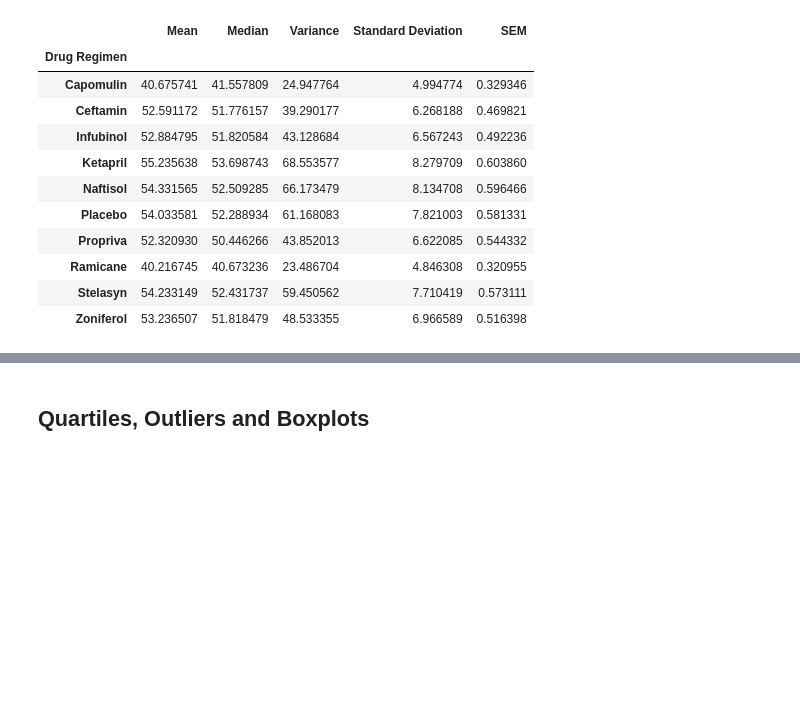
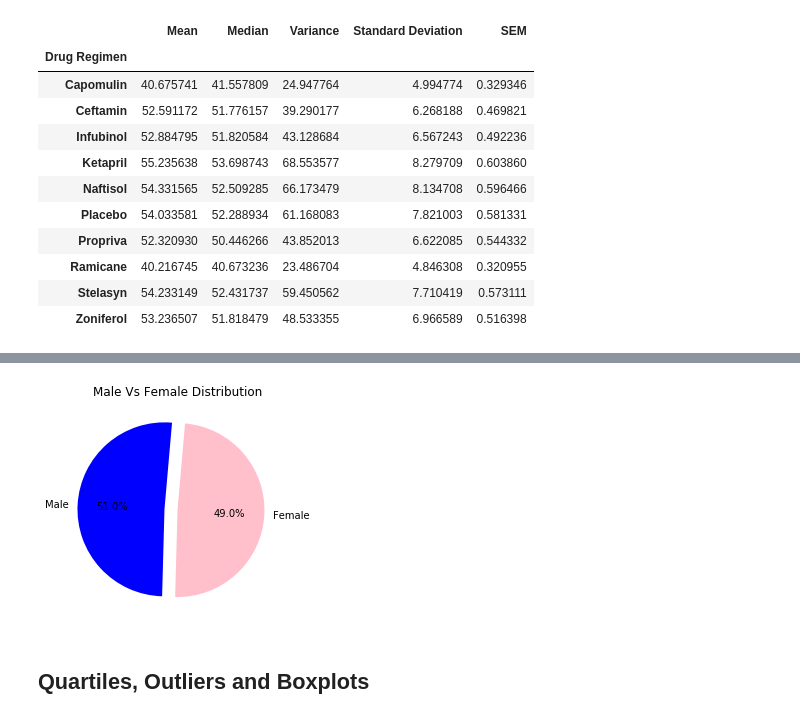
Before and after one commit to nithiyasuresh/Pymaceuticals_Inc_Analysis, a Jupyter notebook: pymaceuticals_nithiya.ipynb, the cells around one changed output, grey strips where cells are left out. Cells and saved outputs as stored; diff of their text form; code cells hidden in the pictures; blank space fills up the shorter version.

```diff
--- a/pymaceuticals_nithiya.ipynb
+++ b/pymaceuticals_nithiya.ipynb
@@ -392,2 +437,19 @@ plt.show()
+# %%
+# Generate a pie plot showing the distribution of female versus male mice using pandas
+gender = clean_df["Sex"].value_counts()
+# chart variable
+sex = gender.index
+gender_count = gender.values
+# formating
+colors = ["blue", "pink"]
+explode = [0.15, 0]
+
+gender.plot(kind="pie", explode=explode, colors=colors, startangle=85, autopct="%1.1f%%")
+
+plt.title("Male Vs Female Distribution")
+plt.ylabel(" ")
+plt.show()
+# %% [output]
+[figure, added]
 # %% [markdown]
 ## Quartiles, Outliers and Boxplots
```
Also changed, not shown: parts of 22 cells of this notebook, 1 other file.
